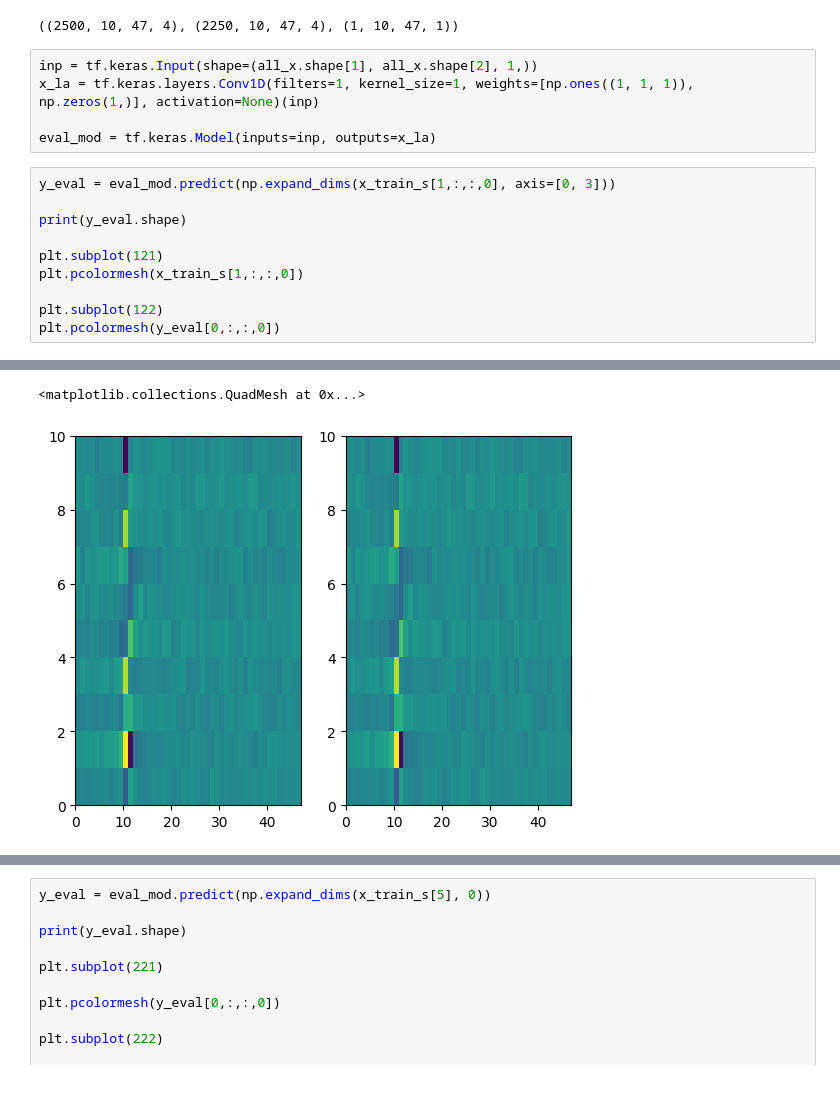
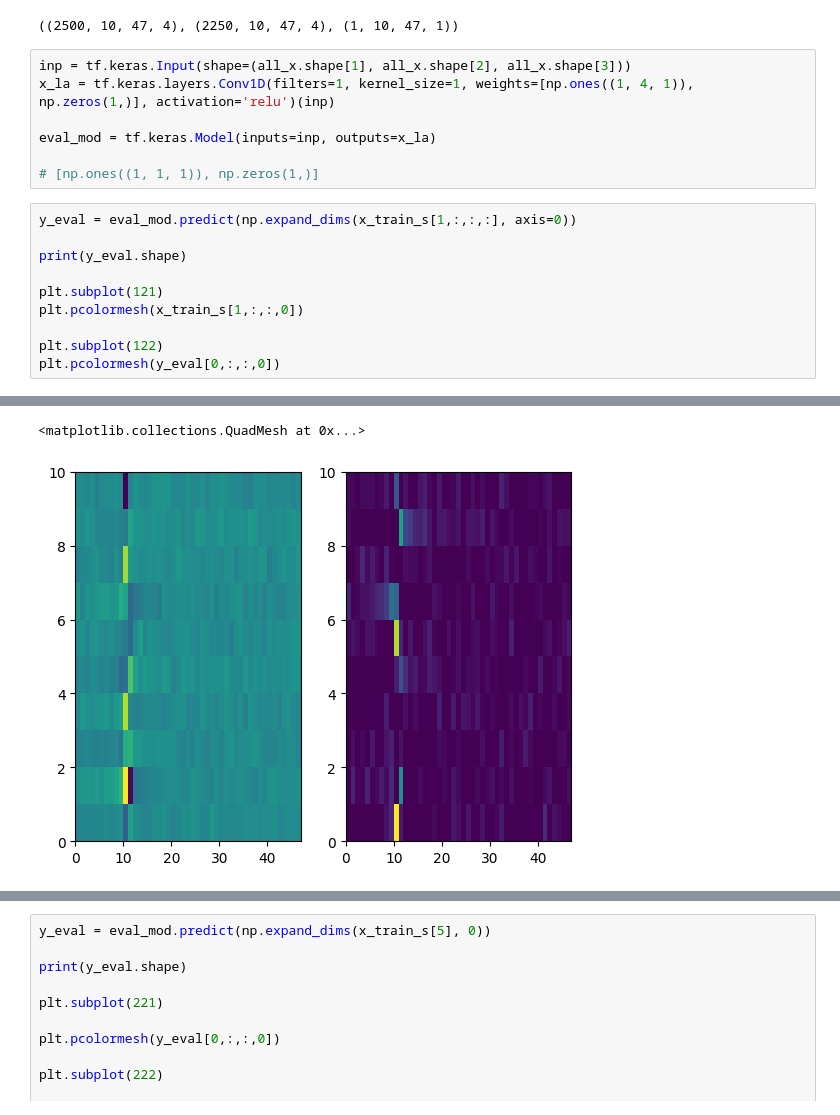
Before and after one commit to tripatheea/transform, a Jupyter notebook: weights_visualization.ipynb, the cells around one changed output, grey strips where cells are left out. Saved outputs shown, nothing was run; the diff lists cells and outputs as text.

```diff
--- a/weights_visualization.ipynb
+++ b/weights_visualization.ipynb
@@ -287,12 +287,14 @@ all_x.shape, x_train_s.shape, np.expand_dims(x_train_s[1,:,:,0], axis=[0, 3]).sh
 # %% [output]
 ((2500, 10, 47, 4), (2250, 10, 47, 4), (1, 10, 47, 1))
 # %%
-inp = tf.keras.Input(shape=(all_x.shape[1], all_x.shape[2], 1,))
-x_la = tf.keras.layers.Conv1D(filters=1, kernel_size=1, weights=[np.ones((1, 1, 1)), np.zeros(1,)], activation=None)(inp)
+inp = tf.keras.Input(shape=(all_x.shape[1], all_x.shape[2], all_x.shape[3]))
+x_la = tf.keras.layers.Conv1D(filters=1, kernel_size=1, weights=[np.ones((1, 4, 1)), np.zeros(1,)], activation='relu')(inp)
 
 eval_mod = tf.keras.Model(inputs=inp, outputs=x_la)
+
+# [np.ones((1, 1, 1)), np.zeros(1,)]
 # %%
-y_eval = eval_mod.predict(np.expand_dims(x_train_s[1,:,:,0], axis=[0, 3]))
+y_eval = eval_mod.predict(np.expand_dims(x_train_s[1,:,:,:], axis=0))
 
 print(y_eval.shape)
 
@@ -306,3 +308,3 @@ plt.pcolormesh(y_eval[0,:,:,0])
 (1, 10, 47, 1)
 <matplotlib.collections.QuadMesh at 0x...>
-[figure, old version]
+[figure, new version]
```
Also changed, not shown: parts of 2 cells of this notebook.
